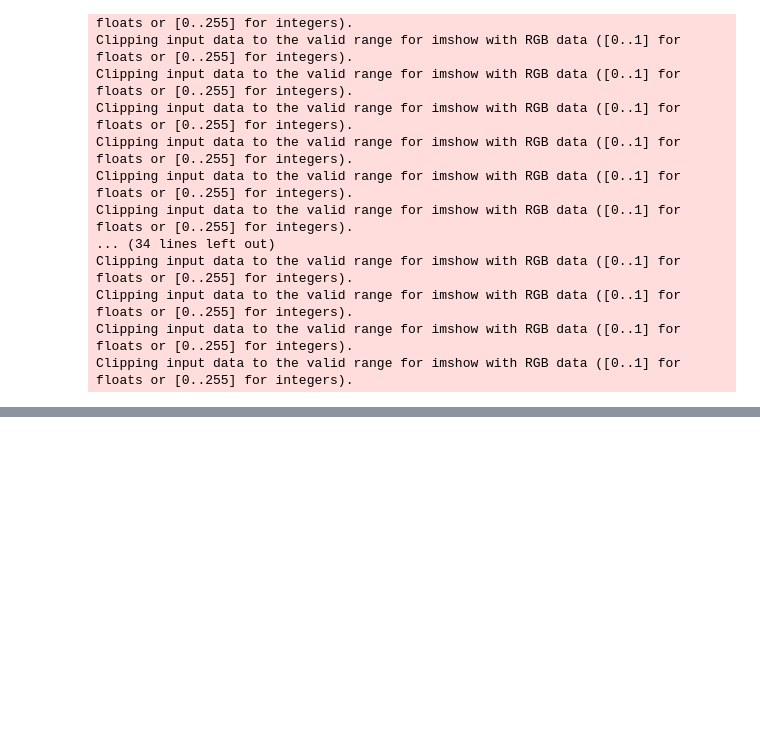
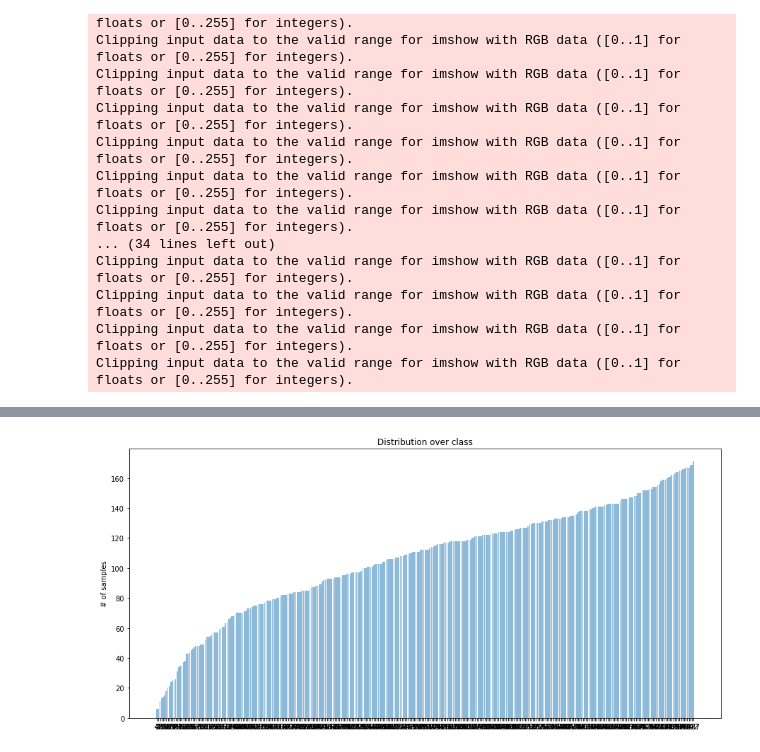
Before and after one commit to JiaMingLin/MDAN, a Jupyter notebook: notebooks/basic_statistics.ipynb, the cells around one changed output, grey strips where cells are left out. Drawn from its saved outputs; the diff is of its cells as text; code cells hidden in the pictures; blank space fills up the shorter version.

```diff
--- a/notebooks/basic_statistics.ipynb
+++ b/notebooks/basic_statistics.ipynb
@@ -103,0 +109,25 @@ Clipping input data to the valid range for imshow with RGB data ([0..1] for floa
+# %%
+from torch.utils.data import DataLoader
+def sample_count(data_name):
+    print('Counting dataset: {}'.format(data_name))
+    # import the dataset
+    dataset = dl.load_data(data_name, is_train = False, resize = (224,224), class_num = 345)
+    loader = DataLoader(dataset, batch_size=1,shuffle=False, num_workers=16)
+    # loop over all the samples
+    # find the number of samples for each class
+    label_dict = dict()
+    cnt = 0
+    for (_, data) in enumerate(loader):
+        label = int(data[1])
+        if cnt % 1000 == 0:
+            print(cnt)
+        if label in label_dict.keys():
+            label_dict[label] = label_dict[label] + 1
+        else:
+            label_dict[label] = 1
+        cnt += 1
+    return label_dict
+# %%
+real_dict = sample_count('rel')
+sketch_dict = sample_count('skt')
+qdr_dict = sample_count('qdr')
@@ -103,0 +174,20 @@ Clipping input data to the valid range for imshow with RGB data ([0..1] for floa
+# %%
+from collections import OrderedDict
+def plot_counting(label_dict, sort_by_value = True):
+    if sort_by_value:
+        label_dict = OrderedDict(sorted(label_dict.items(), key = lambda item: item[1]))
+    # plot histogram
+    label_names = label_dict.keys()
+    values = label_dict.values()
+    y_pos = np.arange(len(label_names))
+    plt.figure(figsize=(15,7))
+    plt.bar(y_pos, values, align='center', alpha=0.5)
+    plt.xticks(y_pos, label_names)
+    plt.ylabel('# of samples')
+    plt.title('Distribution over class')
+
+    plt.show()
+# %%
+plot_counting(real_dict)
+# %% [output]
+[figure, added]
```
Also changed, not shown: parts of 7 cells of this notebook, 9 other files.
